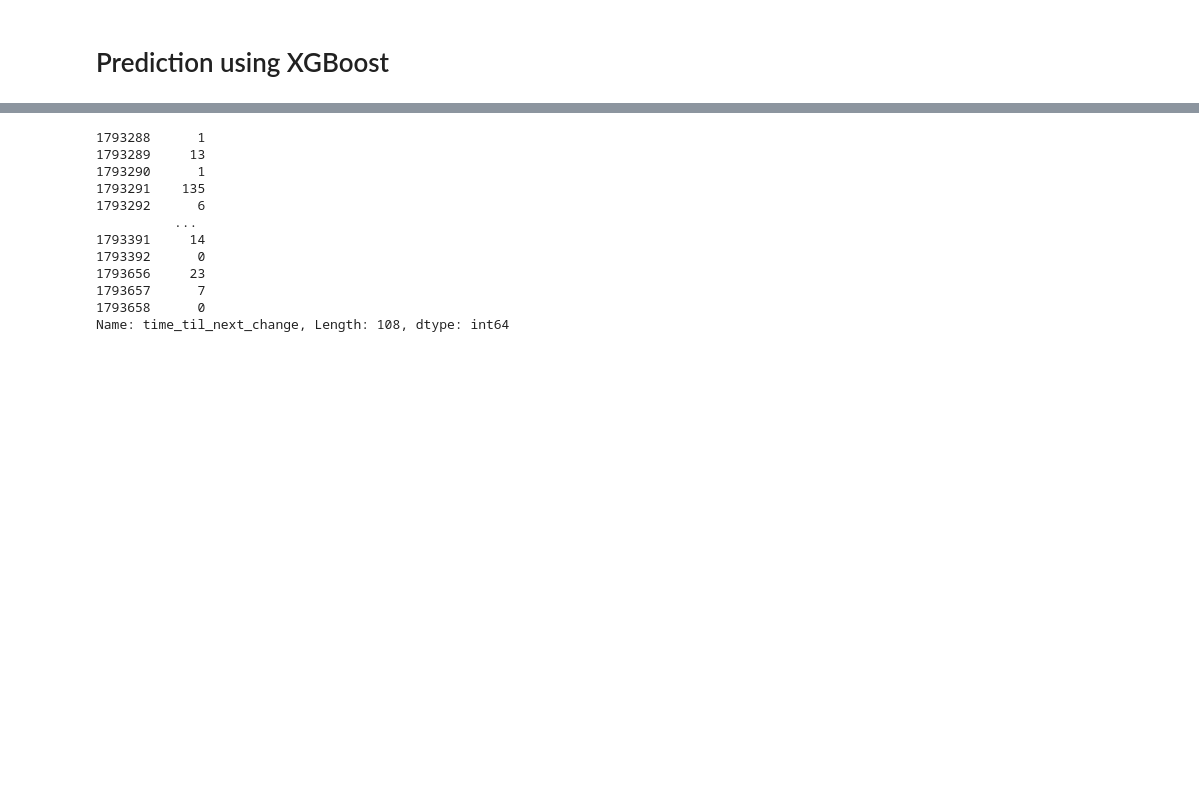
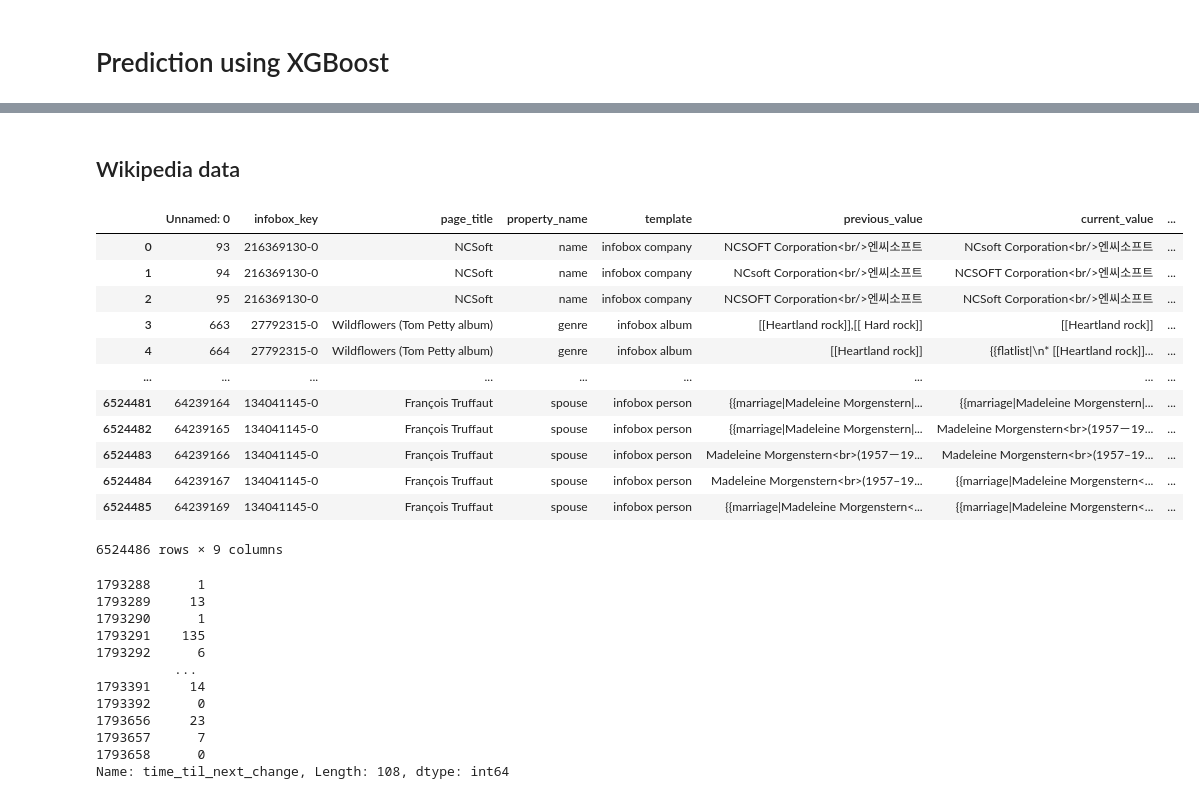
Before and after one commit to HPI-Information-Systems/wikipedia_cleanup, a Jupyter notebook: notebooks/malte/XGBoost.ipynb, the cells around one changed output, grey strips where cells are left out. Drawn from its saved outputs; the diff is of its cells as text; code cells hidden in the pictures; blank space fills up the shorter version.

```diff
--- a/notebooks/malte/XGBoost.ipynb
+++ b/notebooks/malte/XGBoost.ipynb
@@ -75,5 +217,23 @@ def xgboost_forecast(train, testX):
+# %% [markdown]
+## Wikipedia data
 # %%
-df = pd.read_csv('../../data/popular_data.csv')
+df_pop = pd.read_csv('../../data/popular_data.csv')
+# %%
+df_pop
+# %% [output]
+|  | Unnamed: 0 | infobox_key | page_title | property_name | template | previous_value | current_value | ... |
+| 0 | 93 | 216369130-0 | NCSoft | name | infobox company | NCSOFT Corporation<br/>엔씨소프트 | NCsoft Corporation<br/>엔씨소프트 | ... |
+| 1 | 94 | 216369130-0 | NCSoft | name | infobox company | NCsoft Corporation<br/>엔씨소프트 | NCSOFT Corporation<br/>엔씨소프트 | ... |
+| 2 | 95 | 216369130-0 | NCSoft | name | infobox company | NCSOFT Corporation<br/>엔씨소프트 | NCSoft Corporation<br/>엔씨소프트 | ... |
+| 3 | 663 | 27792315-0 | Wildflowers (Tom Petty album) | genre | infobox album | [[Heartland rock]],[[ Hard rock]] | [[Heartland rock]] | ... |
+| 4 | 664 | 27792315-0 | Wildflowers (Tom Petty album) | genre | infobox album | [[Heartland rock]] | {{flatlist|\n* [[Heartland rock]]... | ... |
+| ... | ... | ... | ... | ... | ... | ... | ... | ... |
+| 6524481 | 64239164 | 134041145-0 | François Truffaut | spouse | infobox person | {{marriage|Madeleine Morgenstern|... | {{marriage|Madeleine Morgenstern|... | ... |
+| 6524482 | 64239165 | 134041145-0 | François Truffaut | spouse | infobox person | {{marriage|Madeleine Morgenstern|... | Madeleine Morgenstern<br>(1957－19... | ... |
+| 6524483 | 64239166 | 134041145-0 | François Truffaut | spouse | infobox person | Madeleine Morgenstern<br>(1957－19... | Madeleine Morgenstern<br>(1957–19... | ... |
+| 6524484 | 64239167 | 134041145-0 | François Truffaut | spouse | infobox person | Madeleine Morgenstern<br>(1957–19... | {{marriage|Madeleine Morgenstern<... | ... |
+| 6524485 | 64239169 | 134041145-0 | François Truffaut | spouse | infobox person | {{marriage|Madeleine Morgenstern<... | {{marriage|Madeleine Morgenstern<... | ... |
+6524486 rows × 9 columns
 # %%
 df['time_til_next_change'] = df.groupby(['infobox_key', 'property_name'])['days_diff'].shift(-1)
 # %%
```
Also changed, not shown: parts of 50 cells of this notebook.
